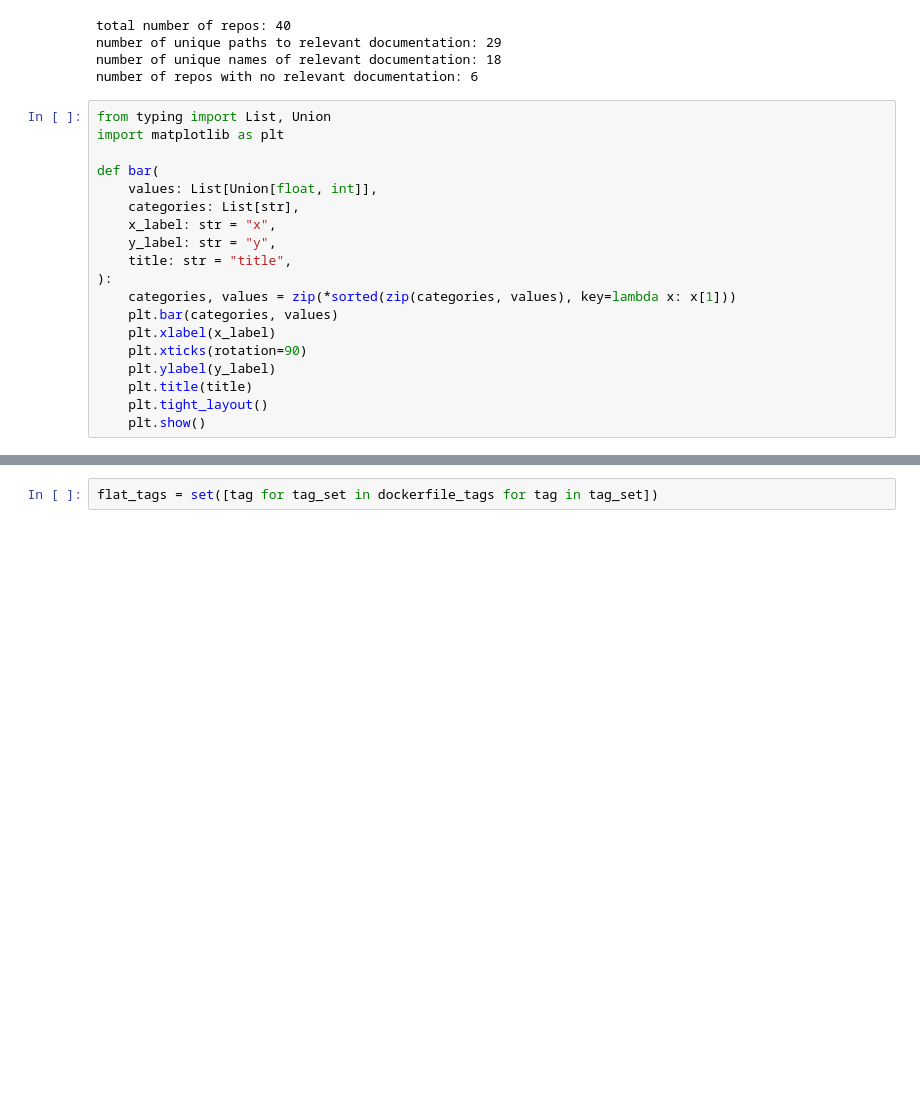
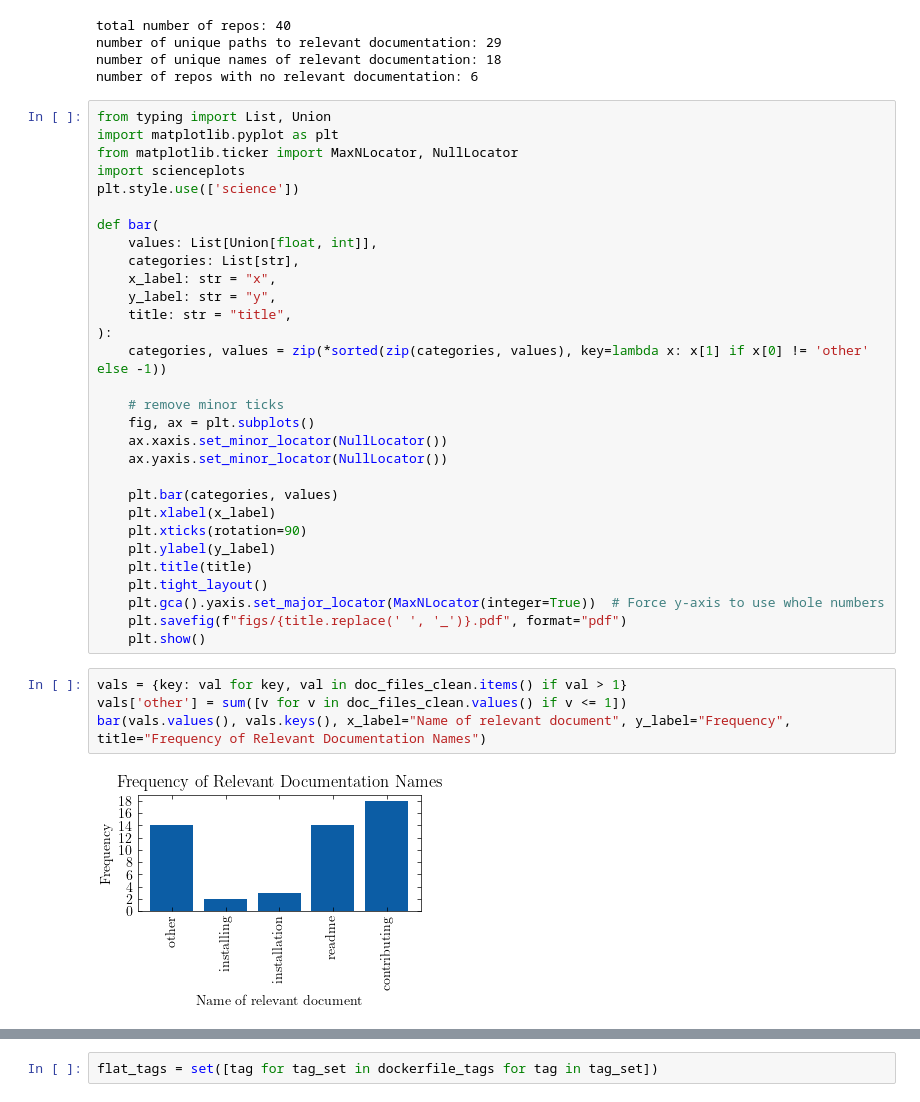
Before and after one commit to LMMilliken/doctest, a Jupyter notebook: diffs.ipynb, the cells around one changed output, grey strips where cells are left out. Saved outputs shown, nothing was run; the diff lists cells and outputs as text; blank space fills up the shorter version.

```diff
--- a/diffs.ipynb
+++ b/diffs.ipynb
@@ -84,7 +84,10 @@ number of unique names of relevant documentation: 18
 number of repos with no relevant documentation: 6
 # %%
 from typing import List, Union
-import matplotlib as plt
+import matplotlib.pyplot as plt
+from matplotlib.ticker import MaxNLocator, NullLocator
+import scienceplots
+plt.style.use(['science'])
 
 def bar(
     values: List[Union[float, int]],
@@ -93,14 +96,28 @@ def bar(
     y_label: str = "y",
     title: str = "title",
 ):
-    categories, values = zip(*sorted(zip(categories, values), key=lambda x: x[1]))
+    categories, values = zip(*sorted(zip(categories, values), key=lambda x: x[1] if x[0] != 'other' else -1))
+
+    # remove minor ticks
+    fig, ax = plt.subplots()
+    ax.xaxis.set_minor_locator(NullLocator())
+    ax.yaxis.set_minor_locator(NullLocator())
+
     plt.bar(categories, values)
     plt.xlabel(x_label)
     plt.xticks(rotation=90)
     plt.ylabel(y_label)
     plt.title(title)
     plt.tight_layout()
+    plt.gca().yaxis.set_major_locator(MaxNLocator(integer=True))  # Force y-axis to use whole numbers
+    plt.savefig(f"figs/{title.replace(' ', '_')}.pdf", format="pdf")
     plt.show()
+# %%
+vals = {key: val for key, val in doc_files_clean.items() if val > 1}
+vals['other'] = sum([v for v in doc_files_clean.values() if v <= 1])
+bar(vals.values(), vals.keys(), x_label="Name of relevant document", y_label="Frequency", title="Frequency of Relevant Documentation Names")
+# %% [output]
+[figure, added]
 # %%
 import os
 dockerfiles_dir = 'resources/working_dockerfiles'
```
Also changed, not shown: parts of 3 cells of this notebook, 27 other files.
